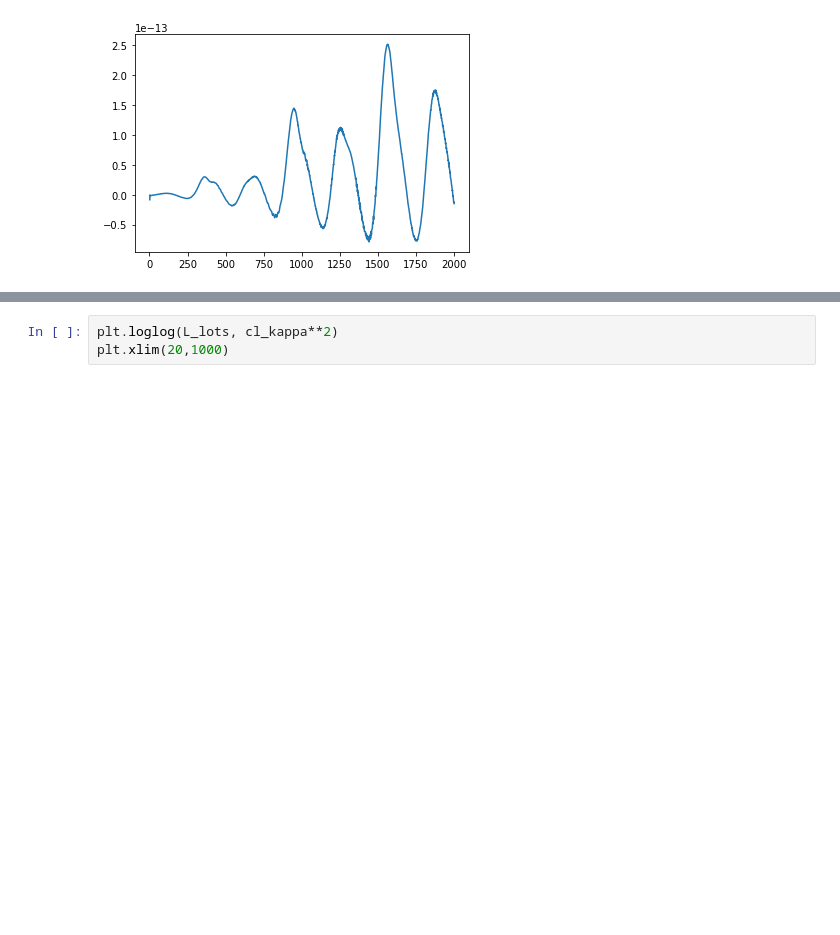
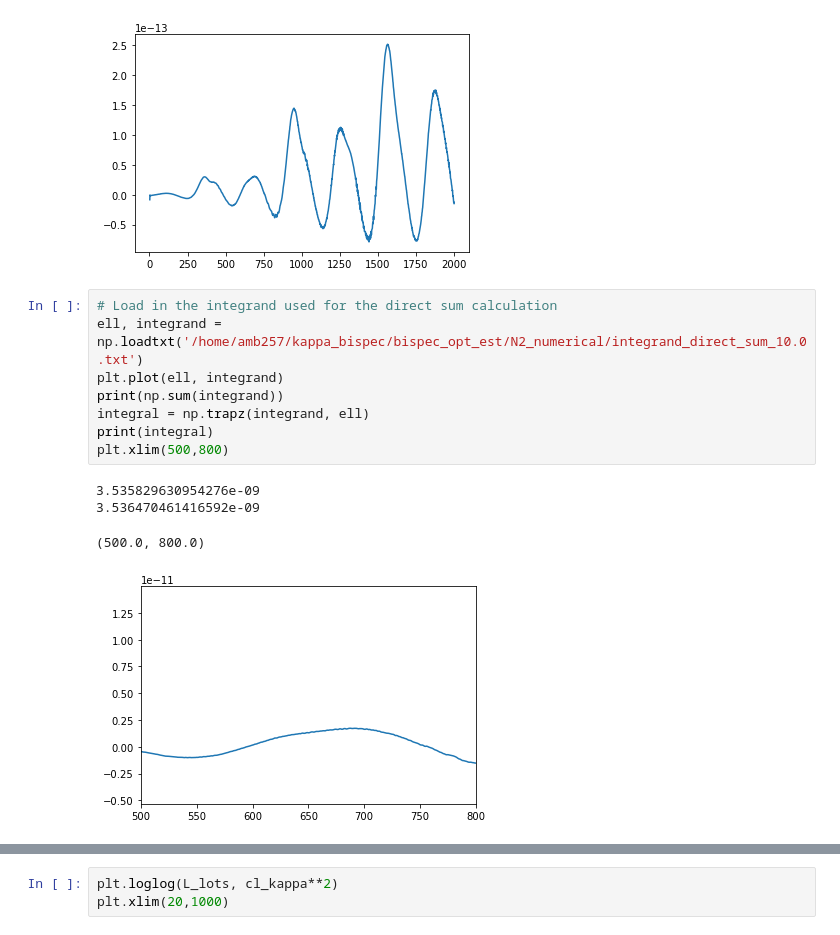
Before and after one commit to aleksandrbowkis/bispec_opt_est, a Jupyter notebook: N2_numerical/N2_tests.ipynb, the cells around one changed output, grey strips where cells are left out. Drawn from its saved outputs; the diff is of its cells as text; blank space fills up the shorter version.

```diff
--- a/N2_numerical/N2_tests.ipynb
+++ b/N2_numerical/N2_tests.ipynb
@@ -48,6 +57,19 @@ print(np.sum(int))
  -1.39742755e-14 -1.47027124e-14]
 6.338676424888803e-11
 [figure]
+# %%
+# Load in the integrand used for the direct sum calculation
+ell, integrand = np.loadtxt('/home/amb257/kappa_bispec/bispec_opt_est/N2_numerical/integrand_direct_sum_10.0.txt')
+plt.plot(ell, integrand)
+print(np.sum(integrand))
+integral = np.trapz(integrand, ell)
+print(integral)
+plt.xlim(500,800)
+# %% [output]
+3.535829630954276e-09
+3.536470461416592e-09
+(500.0, 800.0)
+[figure, added]
 # %%
 L, direct_int = np.loadtxt('new_direct_sum_integeral.txt')
 #L, direct_int = np.loadtxt('integral_direct_sum_10.0.txt')
```
Also changed, not shown: parts of 6 cells of this notebook, 2 other files.
